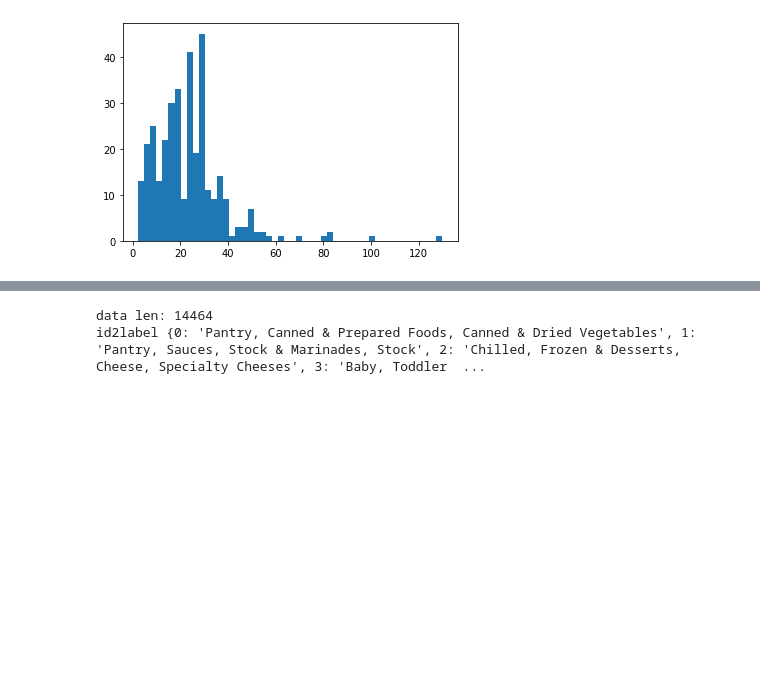
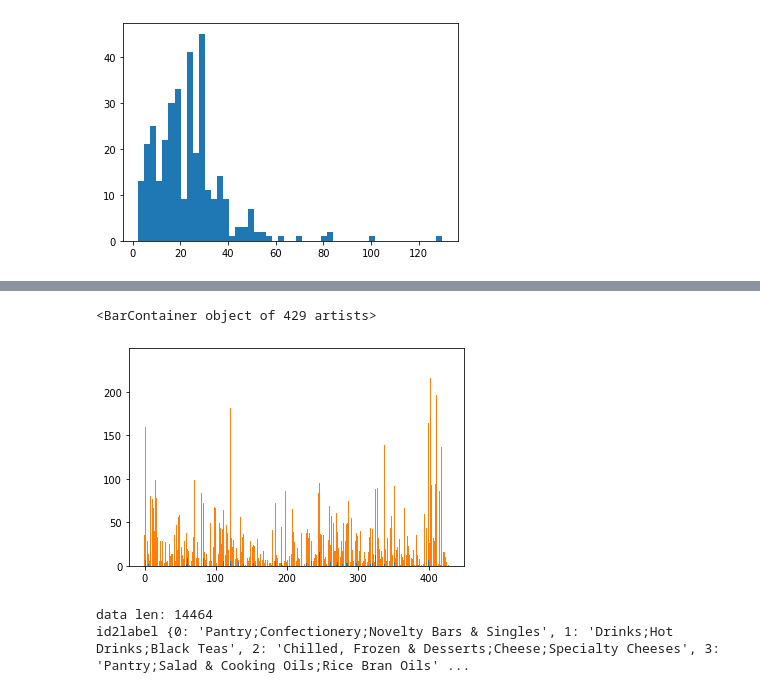
Before and after one commit to lxf44944/babistep_classification, a Jupyter notebook: project/dataexploration.ipynb, the cells around one changed output, grey strips where cells are left out. Drawn from its saved outputs; the diff is of its cells as text; code cells hidden in the pictures; blank space fills up the shorter version.

Commit message:
done analysis of multibuy, found that only a small number of categories include such promotion

```diff
--- a/project/dataexploration.ipynb
+++ b/project/dataexploration.ipynb
@@ -42,7 +44,7 @@ df.head(5)
 | 3 | johnsons baby powder | Baby, Toddler & Kids | Baby Care | Nappies & Changing | 2.99 | ea | False | 0 | ... |
 | 4 | johnsons baby powder | Baby, Toddler & Kids | Baby Care | Nappies & Changing | 4.89 | ea | False | 0 | ... |
 # %%
-df["PromoBadgeImageLabel"] = [" ".join(punctuations.sub('', z).lower().split()) if z == z else [] for z in
+df["PromoBadgeImageLabel"] = [punctuations.sub('', z).lower().split() if z == z else [] for z in
                               df["PromoBadgeImageLabel"].tolist()]
 df.head(5)
 # %% [output]
@@ -158,6 +160,30 @@ df.head(5)
 | 2 | sma balanced nutrition from birth... | Baby, Toddler & Kids | Baby Care | Baby Formula & Toddler Food | 20 | ea | False | 0 | ... |
 | 3 | johnsons baby powder | Baby, Toddler & Kids | Baby Care | Nappies & Changing | 5 | ea | False | 0 | ... |
 | 4 | johnsons baby powder | Baby, Toddler & Kids | Baby Care | Nappies & Changing | 5 | ea | False | 0 | ... |
+# %%
+types = []
+countt = []
+countf = []
+levela = df["level_1"].tolist()
+levelb = df["level_2"].tolist()
+levelc = df["level_3"].tolist()
+state = df["HasMultiBuyDeal"].tolist()
+labels = [";".join([levela[i], levelb[i], levelc[i]]) for i in range(len(levela))]
+for i in range(len(labels)):
+    if labels[i] in types:
+        if state[i]:
+            countt[types.index(labels[i])] += 1
+        else:
+            countf[types.index(labels[i])] += 1
+    else:
+        types.append(labels[i])
+        countt.append(0)
+        countf.append(0)
+plot.bar([a for a in range(len(types))], countt)
+plot.bar([a for a in range(len(types))], countf, bottom=countt)
+# %% [output]
+<BarContainer object of 429 artists>
+[figure, added]
 # %%
 def evaluation(predictions, labels, id2label, model_name=None):
     acc = accuracy_score(labels, predictions)
@@ -171,10 +197,6 @@ def evaluation(predictions, labels, id2label, model_name=None):
     print(info)
     print(report)
 # %%
-levela = df["level_1"].tolist()
-levelb = df["level_2"].tolist()
-levelc = df["level_3"].tolist()
-labels = [", ".join([levela[i], levelb[i], levelc[i]]) for i in range(len(levela))]
 label2id = {l: i for i, l in enumerate(set(labels))}
 id2label = {i: l for l, i in label2id.items()}
 labels = [label2id[l] for l in labels]
@@ -185,4 +207,4 @@ print("data len:", len(texts))
 print("id2label", id2label)
 # %% [output]
 data len: 14464
-id2label {0: 'Pantry, Canned & Prepared Foods, Canned & Dried Vegetables', 1: 'Pantry, Sauces, Stock & Marinades, Stock', 2: 'Chilled, Frozen & Desserts, Cheese, Specialty Cheeses', 3: 'Baby, Toddler  ...
+id2label {0: 'Pantry;Confectionery;Novelty Bars & Singles', 1: 'Drinks;Hot Drinks;Black Teas', 2: 'Chilled, Frozen & Desserts;Cheese;Specialty Cheeses', 3: 'Pantry;Salad & Cooking Oils;Rice Bran Oils' ...
```
Also changed, not shown: parts of 5 cells of this notebook.
